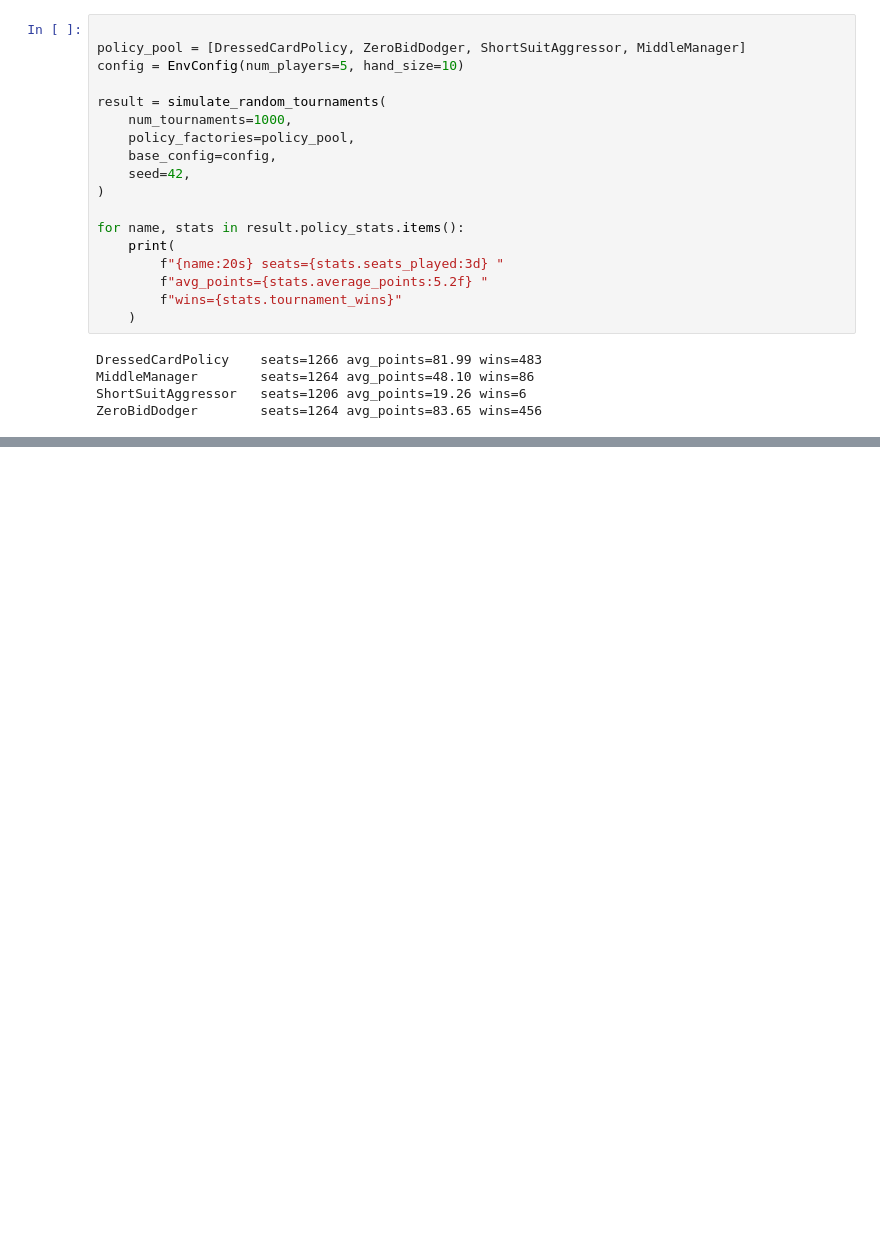
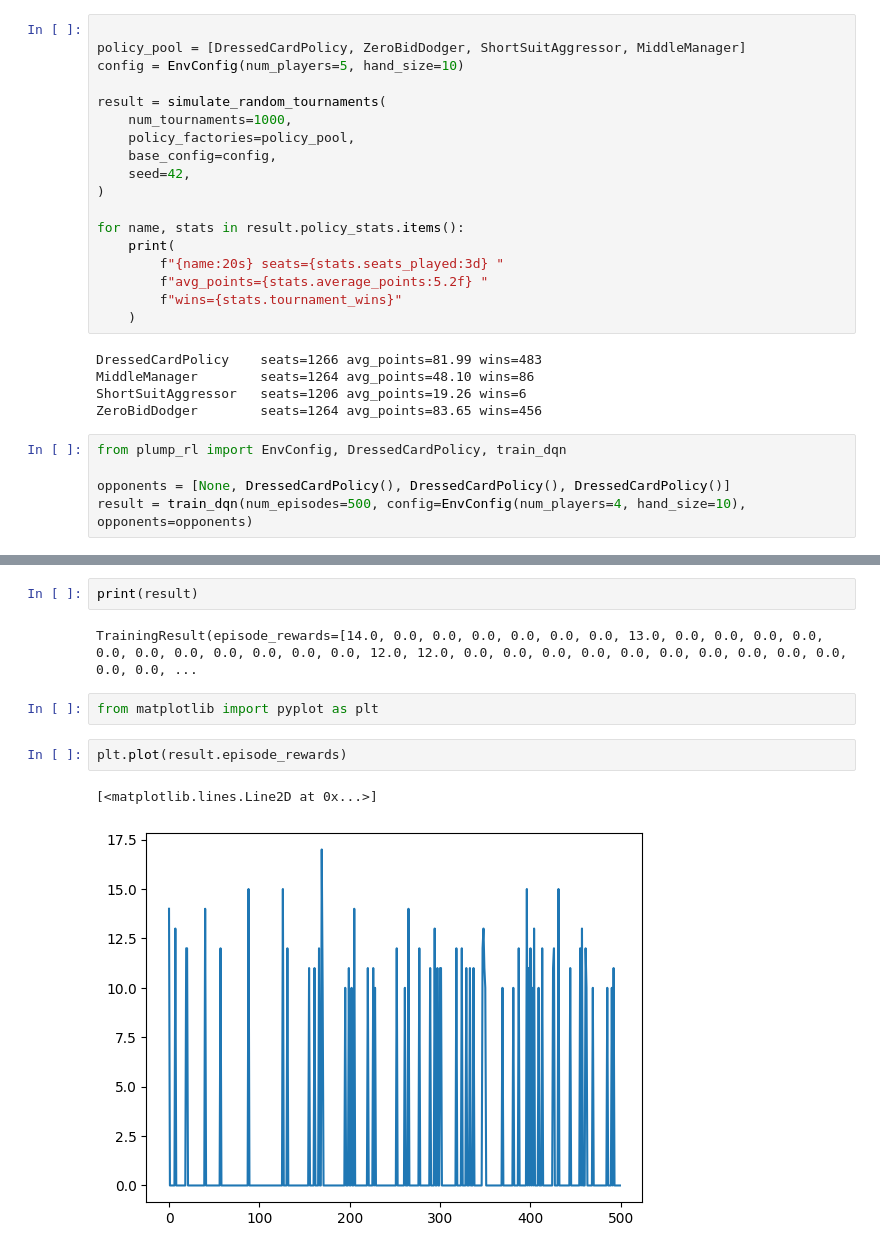
Before and after one commit to axeUUeng/FIPlump-RL, a Jupyter notebook: plump.ipynb, the cells around one changed output, grey strips where cells are left out. Cells and saved outputs as stored; diff of their text form; blank space fills up the shorter version.

```diff
--- a/plump.ipynb
+++ b/plump.ipynb
@@ -37,4 +37,8 @@ MiddleManager        seats=1264 avg_points=48.10 wins=86
 ShortSuitAggressor   seats=1206 avg_points=19.26 wins=6
 ZeroBidDodger        seats=1264 avg_points=83.65 wins=456
 # %%
+from plump_rl import EnvConfig, DressedCardPolicy, train_dqn
+
+opponents = [None, DressedCardPolicy(), DressedCardPolicy(), DressedCardPolicy()]
+result = train_dqn(num_episodes=500, config=EnvConfig(num_players=4, hand_size=10), opponents=opponents)
 # %% [output]
@@ -41,0 +55,11 @@ ZeroBidDodger        seats=1264 avg_points=83.65 wins=456
+# %%
+print(result)
+# %% [output]
+TrainingResult(episode_rewards=[14.0, 0.0, 0.0, 0.0, 0.0, 0.0, 0.0, 13.0, 0.0, 0.0, 0.0, 0.0, 0.0, 0.0, 0.0, 0.0, 0.0, 0.0, 0.0, 12.0, 12.0, 0.0, 0.0, 0.0, 0.0, 0.0, 0.0, 0.0, 0.0, 0.0, 0.0, 0.0, 0.0, ...
+# %%
+from matplotlib import pyplot as plt
+# %%
+plt.plot(result.episode_rewards)
+# %% [output]
+[<matplotlib.lines.Line2D at 0x...>]
+[figure, added]
```
Also changed, not shown: parts of 1 cell of this notebook, 8 other files.
